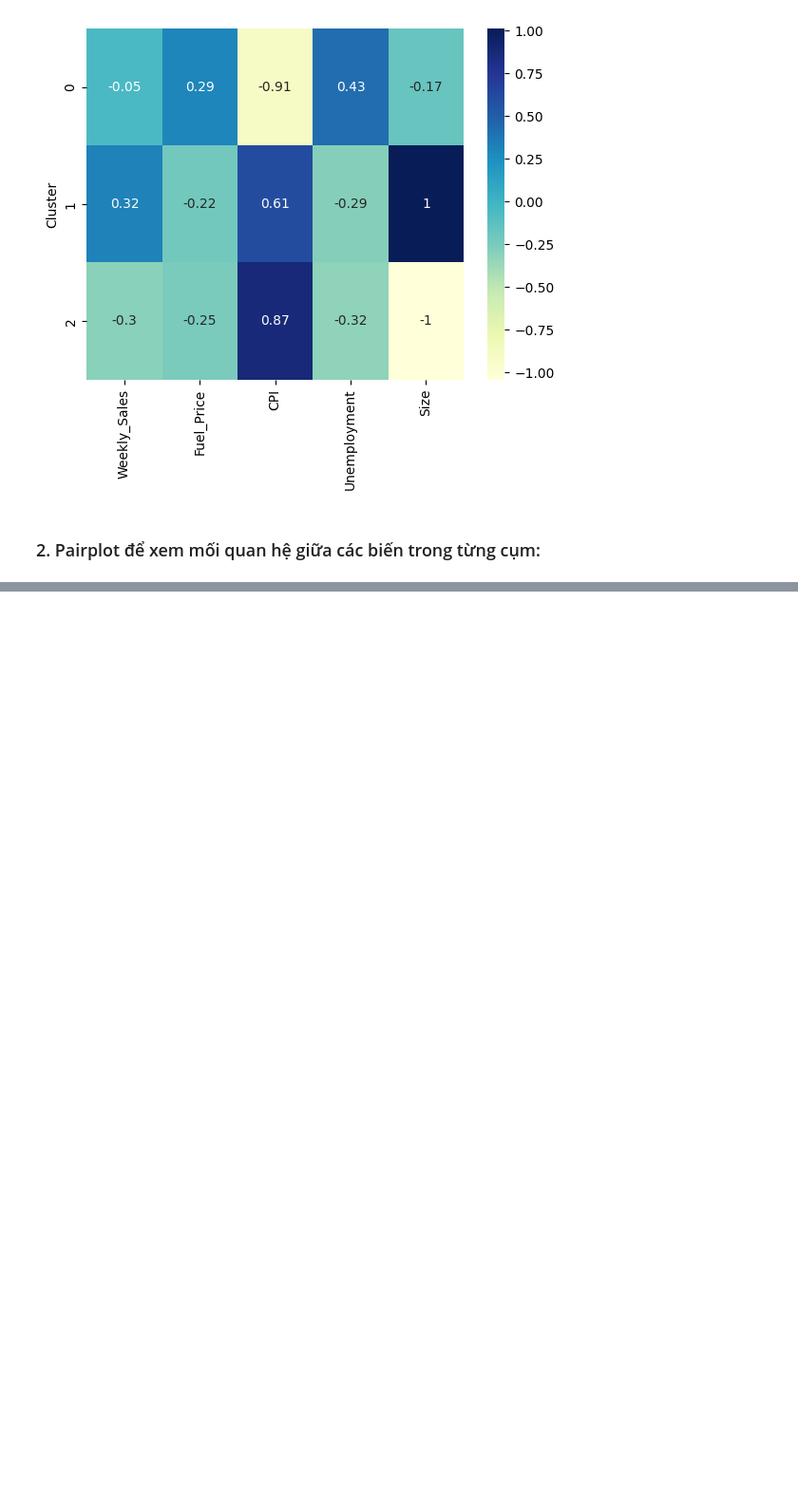
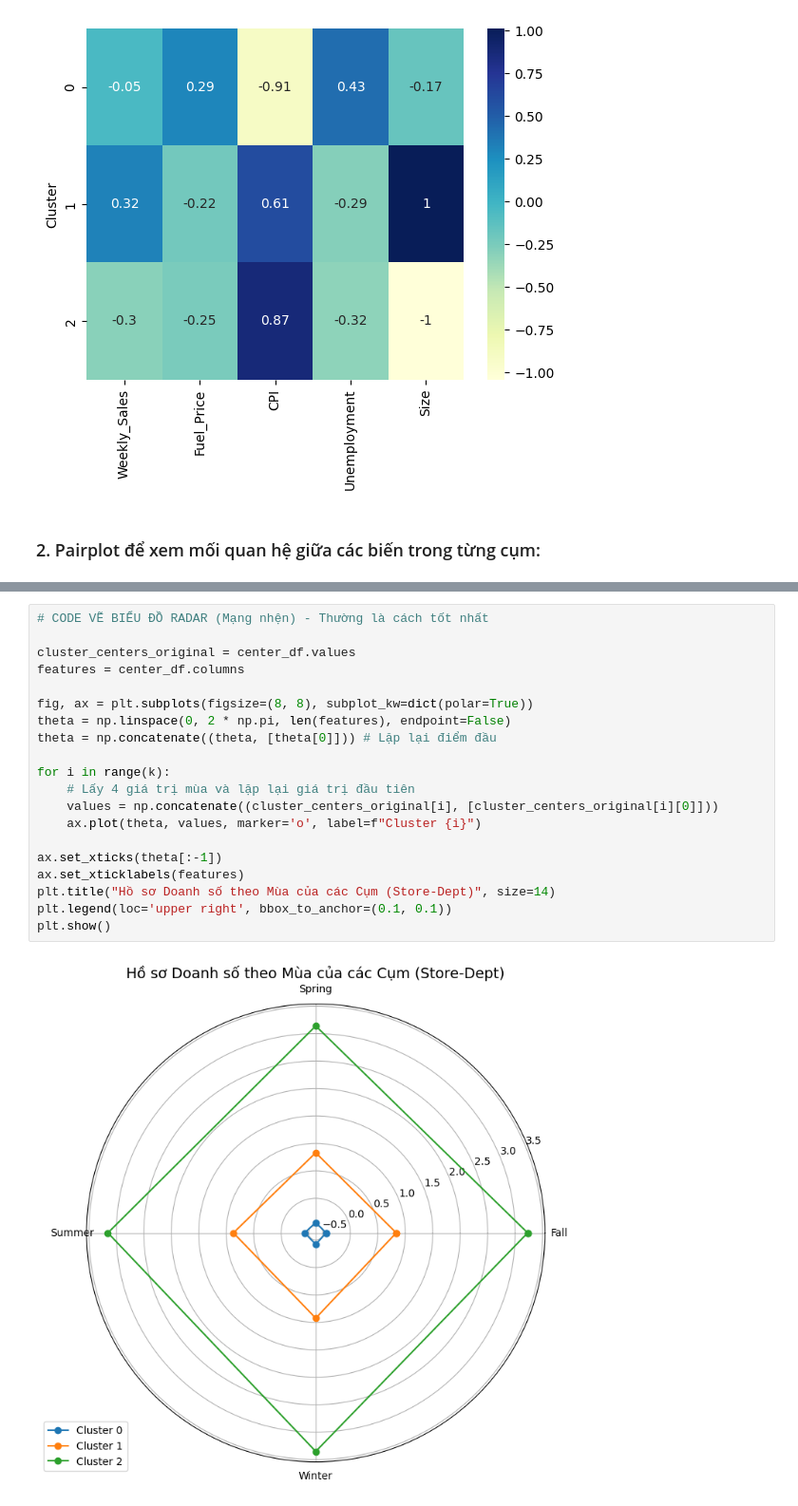
Before and after one commit to Chinh2702/KTLT_PYTHONG, a Jupyter notebook: Final Essay/Final Essay.ipynb, the cells around one changed output, grey strips where cells are left out. Shown at 95% size. Cells and saved outputs as stored; diff of their text form; blank space fills up the shorter version.

```diff
--- a/Final Essay/Final Essay.ipynb
+++ b/Final Essay/Final Essay.ipynb
@@ -467,0 +542,22 @@ sns.pairplot(df_norm.sample(1000), vars=['Weekly_Sales','Fuel_Price','CPI','Unem
+# %%
+# CODE VẼ BIỂU ĐỒ RADAR (Mạng nhện) - Thường là cách tốt nhất
+
+cluster_centers_original = center_df.values
+features = center_df.columns
+
+fig, ax = plt.subplots(figsize=(8, 8), subplot_kw=dict(polar=True))
+theta = np.linspace(0, 2 * np.pi, len(features), endpoint=False)
+theta = np.concatenate((theta, [theta[0]])) # Lặp lại điểm đầu
+
+for i in range(k):
+    # Lấy 4 giá trị mùa và lặp lại giá trị đầu tiên
+    values = np.concatenate((cluster_centers_original[i], [cluster_centers_original[i][0]]))
+    ax.plot(theta, values, marker='o', label=f"Cluster {i}")
+
+ax.set_xticks(theta[:-1])
+ax.set_xticklabels(features)
+plt.title("Hồ sơ Doanh số theo Mùa của các Cụm (Store-Dept)", size=14)
+plt.legend(loc='upper right', bbox_to_anchor=(0.1, 0.1))
+plt.show()
+# %% [output]
+[figure, added]
```
Also changed, not shown: parts of 3 cells of this notebook.
